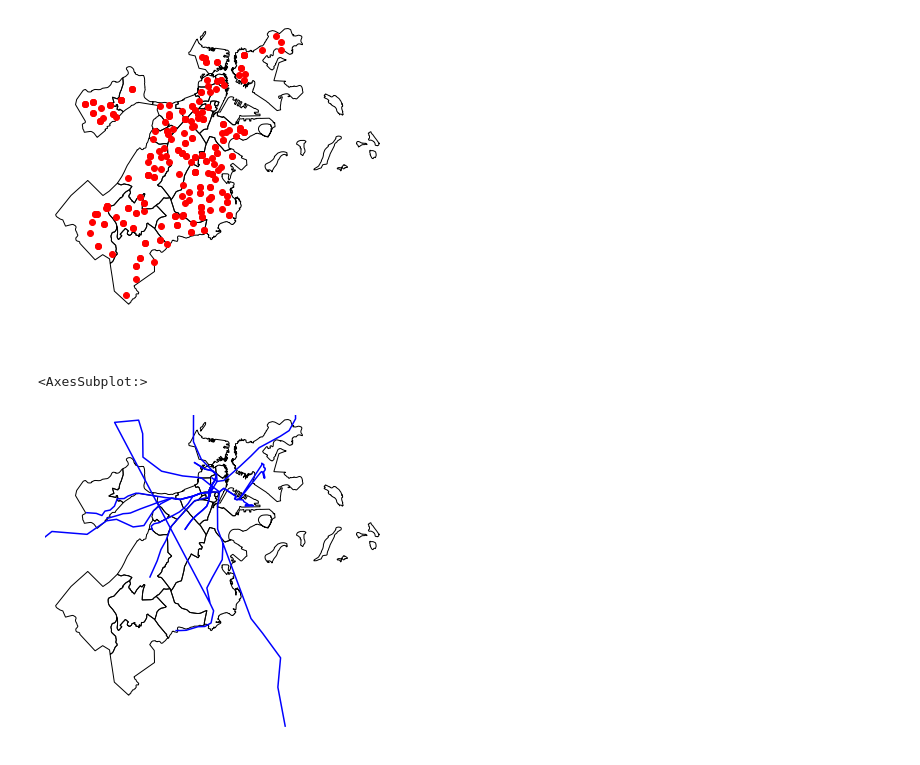
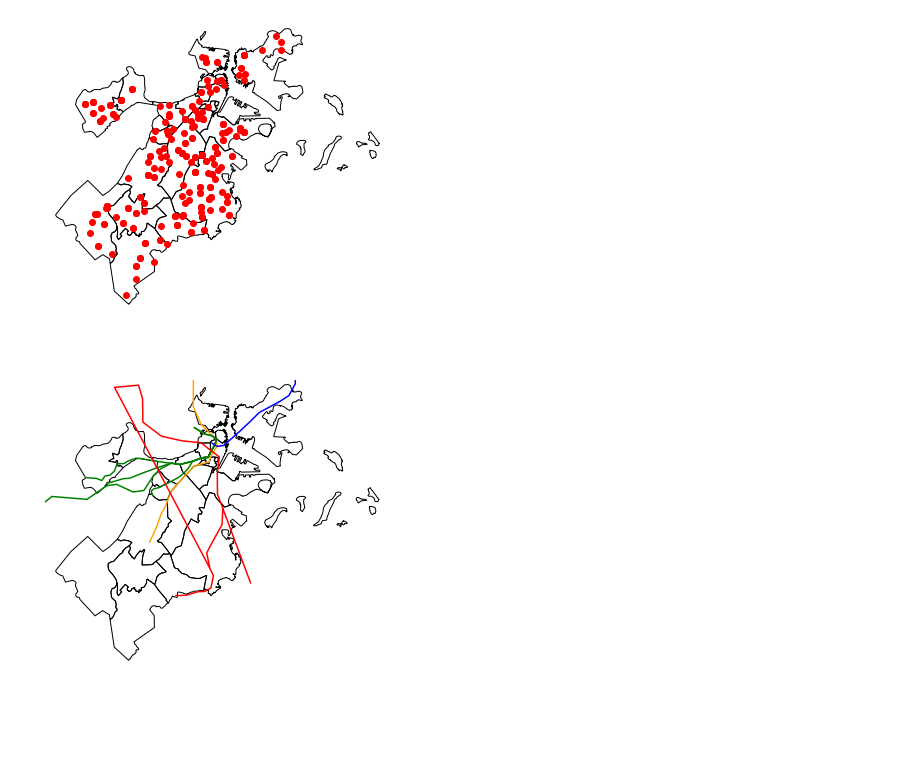
Before and after one commit to broussardjojo/bvr2, a Jupyter notebook: main.ipynb, the cells around one changed output. Cells and saved outputs as stored; diff of their text form; code cells hidden in the pictures.

Commit message:
Added subway plot

```diff
--- a/main.ipynb
+++ b/main.ipynb
@@ -36,10 +40,27 @@ polling_locations.plot(ax = ax, color = 'red')
 # %%
 # Adding subway routes [LineString data type]
 # Note that geoplot cannot plot linestrings!
 # to plot a linestring, you must use the geopandas.plot method
 ax = gplt.polyplot(boston_neighborhoods, extent = boston)
 mbta_routes = gpd.read_file('datasets/routes.geojson')
-mbta_routes.plot(ax = ax, color= 'blue')
+
+# Plotting Orange Line
+orange_line = mbta_routes.query("name=='Orange Line'")
+ax = orange_line.plot(ax = ax, color= 'orange')
+
+# Green Line
+green_line = mbta_routes.query("name in ['Boston College (B)', 'Cleveland Circle (C)', 'Riverside (D)', 'Heath St. (E)']")
+ax = green_line.plot(ax = ax, color = 'green')
+
+# Red line
+# Note - there's a problem here in the Braintree line.
+# Fixing it requires... looking at the coordinates of
+# each individual stop on the braintree line :/
+red_line = mbta_routes.query("name in ['Braintree', 'Mattapan']")
+ax = red_line.plot(ax = ax, color = 'red')
+
+# Blue line
+blue_line = mbta_routes.query("name == 'Blue Line'")
+ax = blue_line.plot(ax = ax, color = 'blue')
 # %% [output]
-<AxesSubplot:>
-[figure, old version]
+[figure, new version]
```
Also changed, not shown: parts of 1 cell of this notebook, 1 other file.
